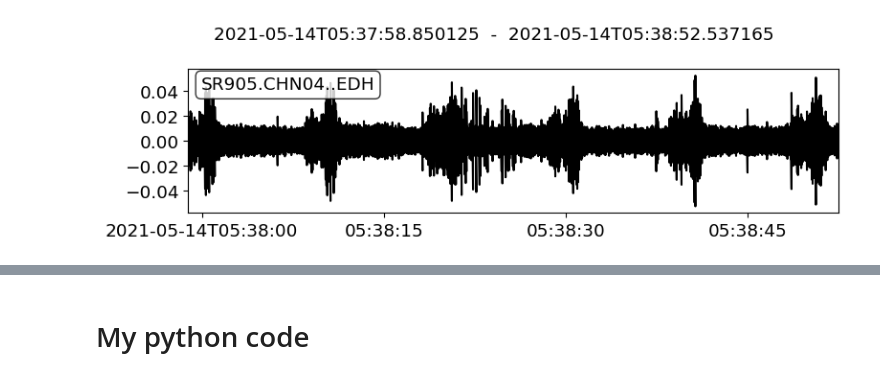
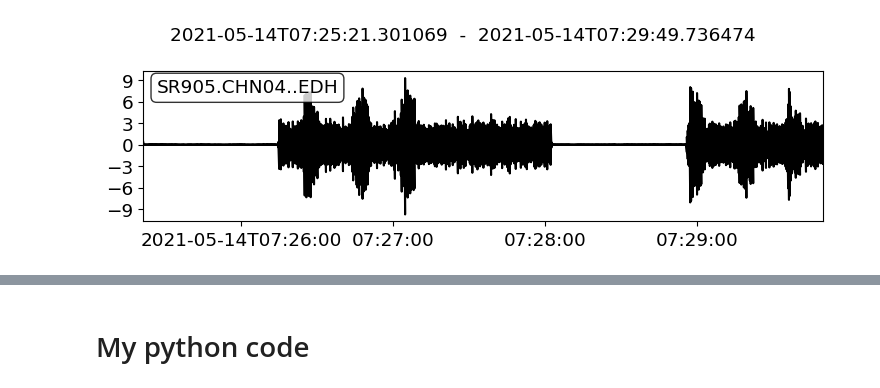
Before and after one commit to Gilaverbuch/pyOAD, a Jupyter notebook: ReadData.ipynb, the cells around one changed output, grey strips where cells are left out. Drawn from its saved outputs; the diff is of its cells as text; code cells hidden in the pictures.

Commit message:
reading selected record sections

```diff
--- a/ReadData.ipynb
+++ b/ReadData.ipynb
@@ -14,4 +14,6 @@ import obspy
 from obspy import read_inventory, read, signal, UTCDateTime, Stream, Trace
 # %%
 from src.pyoad.pyoad import read_data
-header_df, waveforms = read_data('/Users/gilaverbuch/dev/SHRU_programs/SHRU_24bit/05140537.D21')
+file_name = '/Users/gilaverbuch/dev/SHRU_programs/SHRU_24bit/05140537.D21'
+records_range = np.arange(120,125,1)
+header_df, waveforms = read_data(file_name, records_range)
@@ -42,9 +82,9 @@ plt.show()
 # %%
 tr = waveforms[3].copy()
-tr.filter('bandpass', freqmin=700,freqmax=1000,  corners=4, zerophase=True)
+tr.filter('bandpass', freqmin=70,freqmax=100,  corners=4, zerophase=True)
 tr.plot();
 # %% [output]
-[figure, old version]
+[figure, new version]
 # %%
 print(waveforms[0])
 tr = waveforms[0].copy()
```
Also changed, not shown: parts of 14 cells of this notebook, 3 other files.
